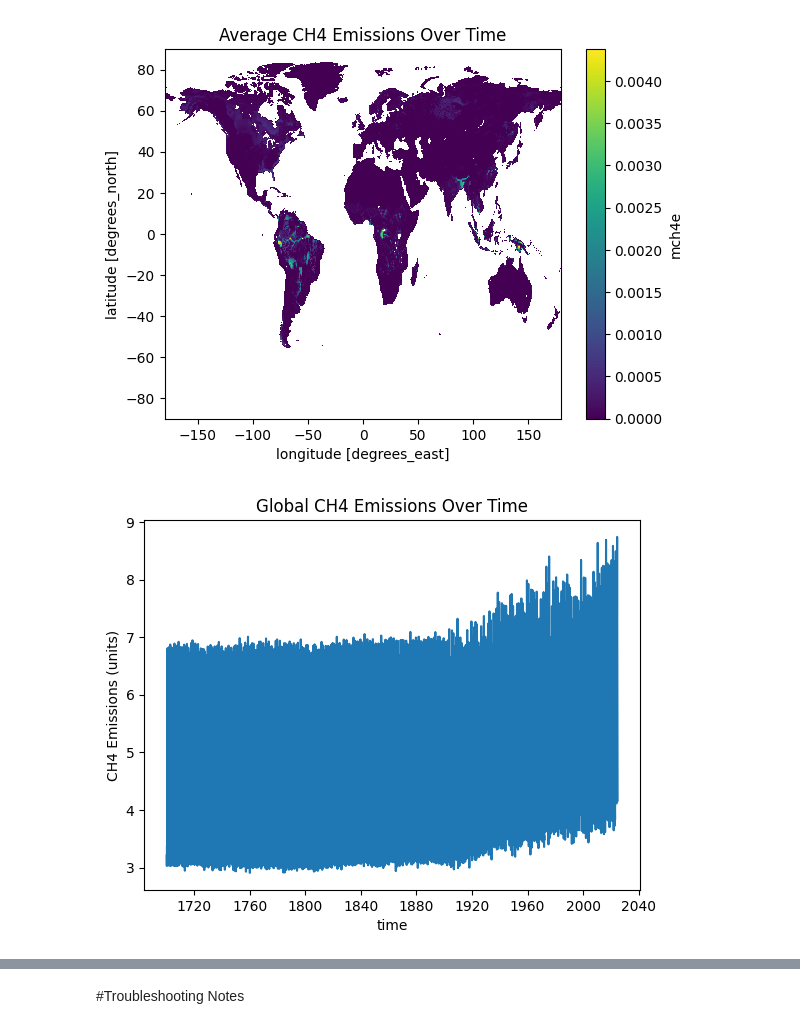
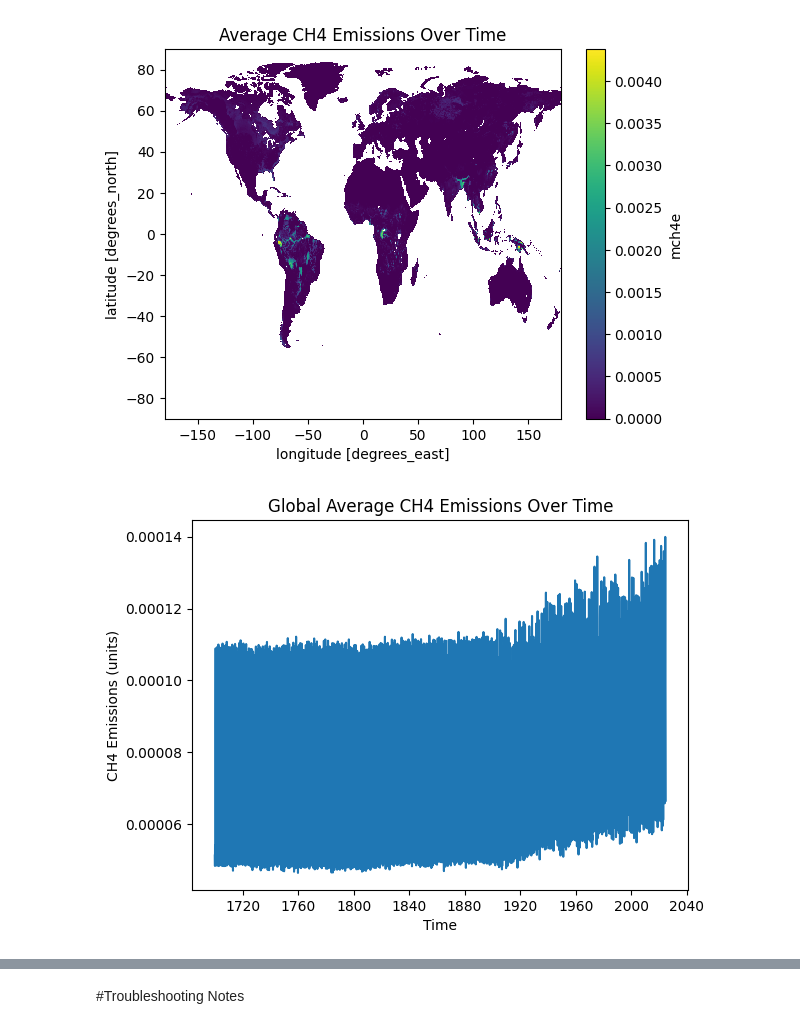
Before and after one commit to L1laBan3/Python-netCDF, a Jupyter notebook: CH4_analysis.ipynb, the cells around one changed output, grey strips where cells are left out. Cells and saved outputs as stored; diff of their text form; code cells hidden in the pictures.

```diff
--- a/CH4_analysis.ipynb
+++ b/CH4_analysis.ipynb
@@ -66,16 +70,17 @@ plt.show()
 # %% [output]
 [figure]
 # %%
-#Gloabal Emissions
-global_ch4 = ch4.sum(dim=["latitude", "longitude"])
+#Plot D: Global Average CH4 Emissions Line Plot
+global_ch4 = ch4.mean(dim=["latitude", "longitude"])
 
 global_ch4.plot()
 
-plt.title("Global CH4 Emissions Over Time")
+plt.title("Global Average CH4 Emissions Over Time")
+plt.xlabel("Time")
 plt.ylabel("CH4 Emissions (units)")
 plt.show()
 # %% [output]
-[figure, old version]
+[figure, new version]
 # %%
 #Tg CH4 per year
 print(ch4.attrs['units'])
```
Also changed, not shown: parts of 6 cells of this notebook.
